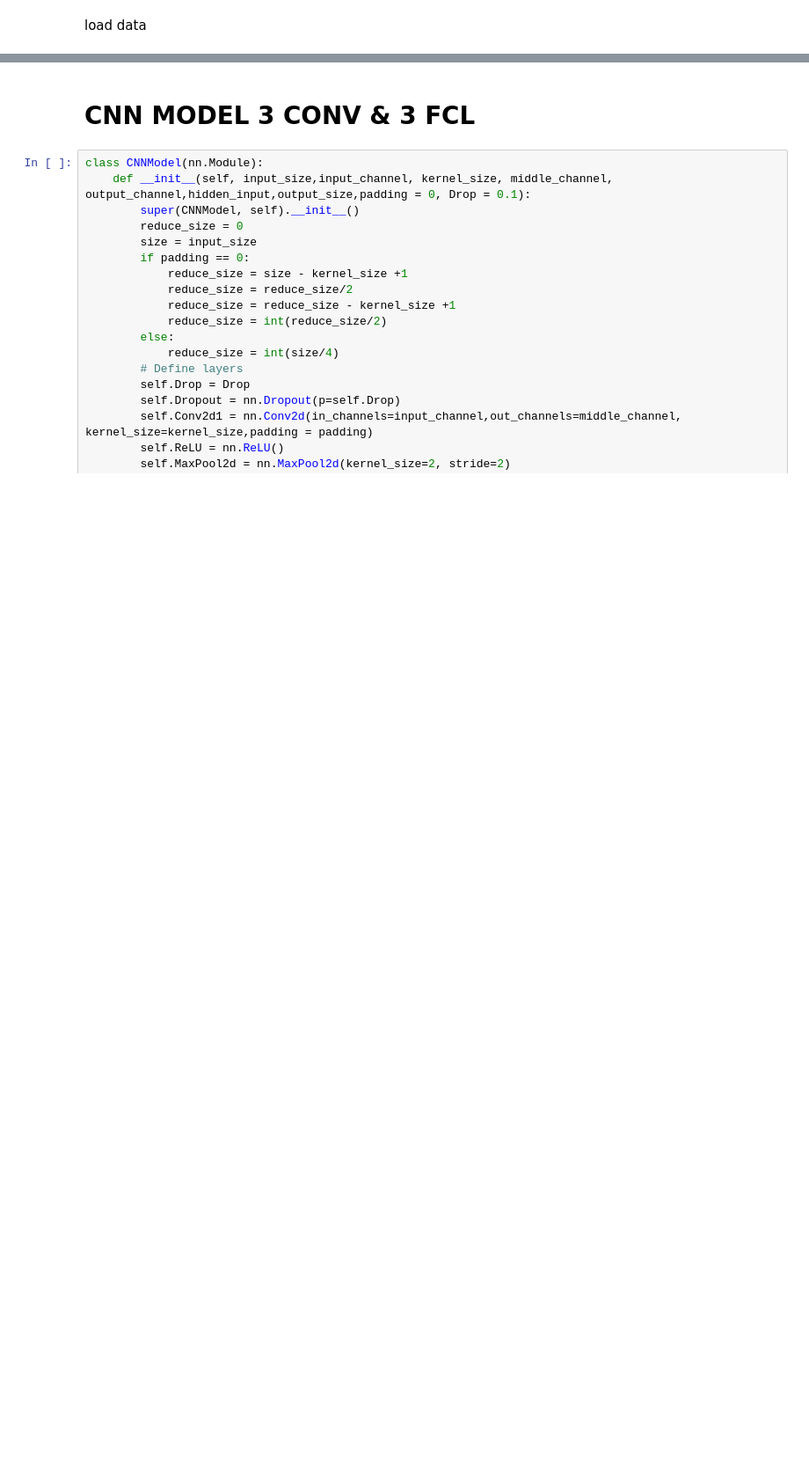
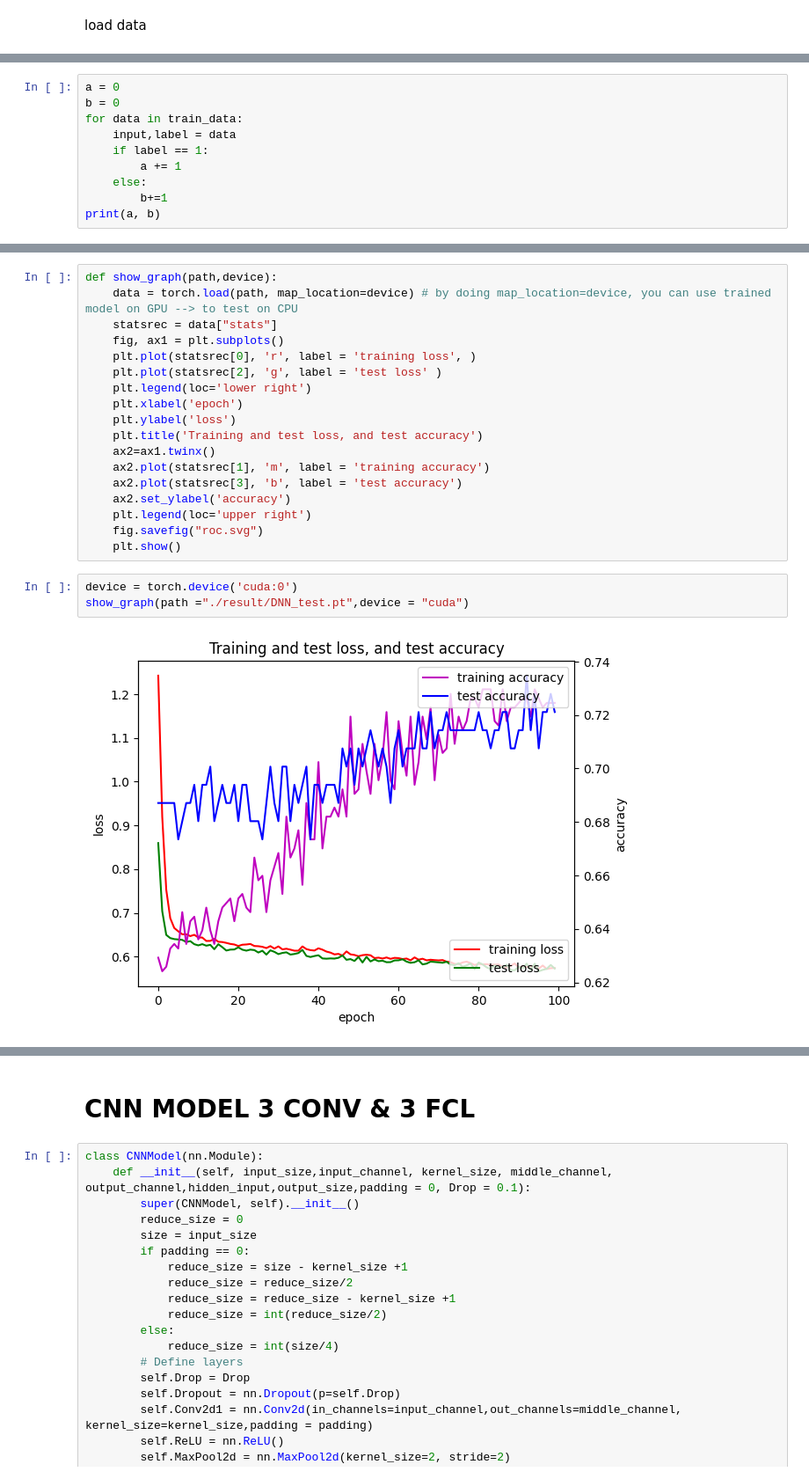
Before and after one commit to eulershadow/Wenjie_Zhang_Msc_project, a Jupyter notebook: code/Deep_learning.ipynb, the cells around one changed output, grey strips where cells are left out. Shown: that part at 88% size. Drawn from its saved outputs; the diff is of its cells as text; blank space fills up the shorter version.

```diff
--- a/code/Deep_learning.ipynb
+++ b/code/Deep_learning.ipynb
@@ -112,0 +172,10 @@ len(train_data)
+# %%
+a = 0
+b = 0
+for data in train_data:
+    input,label = data
+    if label == 1:
+        a += 1
+    else:
+        b+=1
+print(a, b)
@@ -156,0 +350,23 @@ class MLPModel(nn.Module):
+# %%
+def show_graph(path,device):
+    data = torch.load(path, map_location=device) # by doing map_location=device, you can use trained model on GPU --> to test on CPU
+    statsrec = data["stats"]
+    fig, ax1 = plt.subplots()
+    plt.plot(statsrec[0], 'r', label = 'training loss', )
+    plt.plot(statsrec[2], 'g', label = 'test loss' )
+    plt.legend(loc='lower right')
+    plt.xlabel('epoch')
+    plt.ylabel('loss')
+    plt.title('Training and test loss, and test accuracy')
+    ax2=ax1.twinx()
+    ax2.plot(statsrec[1], 'm', label = 'training accuracy')
+    ax2.plot(statsrec[3], 'b', label = 'test accuracy')
+    ax2.set_ylabel('accuracy')
+    plt.legend(loc='upper right')
+    fig.savefig("roc.svg")
+    plt.show()
+# %%
+device = torch.device('cuda:0')
+show_graph(path ="./result/DNN_test.pt",device = "cuda")
+# %% [output]
+[figure, added]
```
Also changed, not shown: parts of 12 cells of this notebook, 14 other files.
